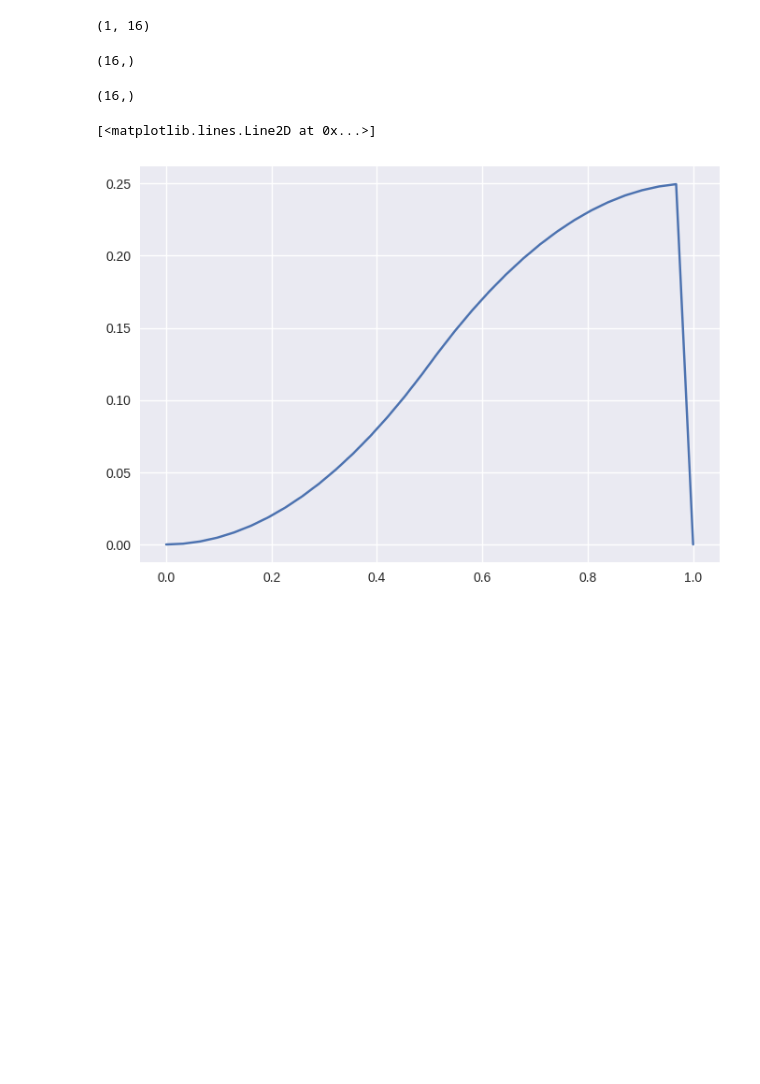
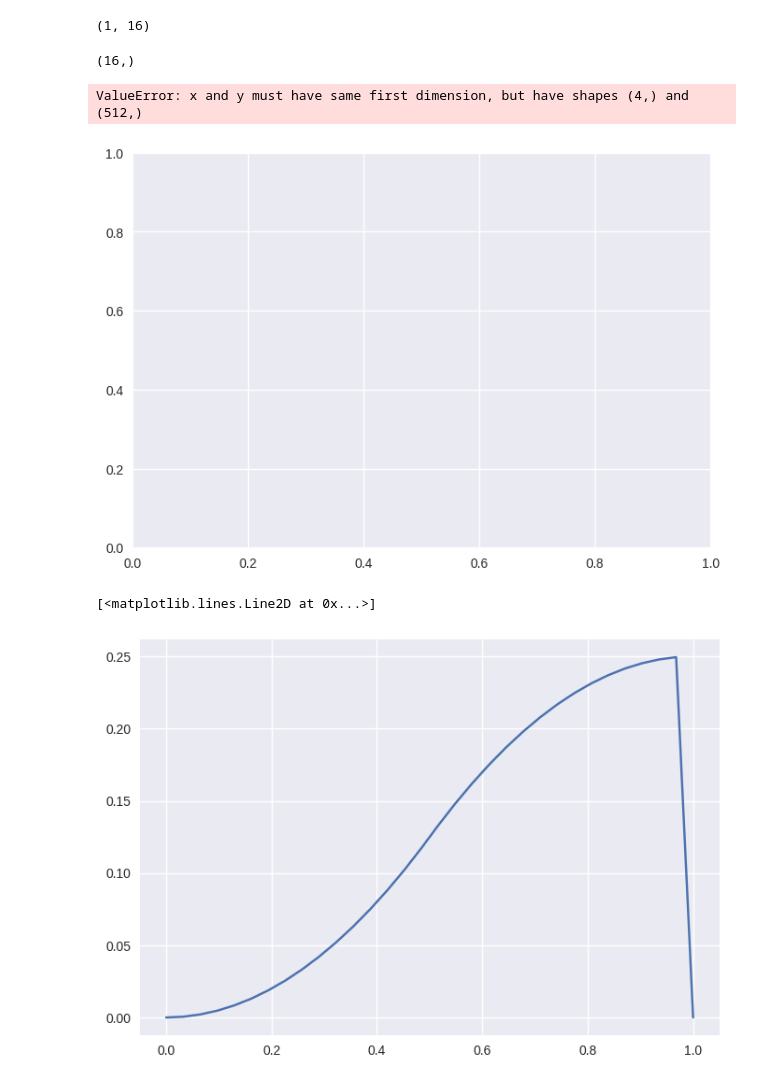
Before and after one commit to alizma/APMA1940Y-FinalProject, a Jupyter notebook: func_explo.ipynb, the cells around one changed output. Drawn from its saved outputs; the diff is of its cells as text; code cells hidden in the pictures; blank space fills up the shorter version.

```diff
--- a/func_explo.ipynb
+++ b/func_explo.ipynb
@@ -54,7 +56,7 @@ def wavelet_solve(J, n):
         #print(f.shape)
 
         for k in range(N):
-            W[:, k] = n * pi2(x, k+1, J) * (beta1 + P1) + 2 * (alpha1 + beta1 + x + P2) * pi1(x, k+1, J)  + haar(x, k+1, J)
+            W[:, k] = n * pi2(x, k+1, J) * (beta1 + P1) + n * (alpha1 + beta1 + x + P2) * pi1(x, k+1, J)  + haar(x, k+1, J)
 
         #print(W.shape, (W@a).shape, f.shape)
         a_new = np.linalg.pinv(W) @ (W@a - f)
@@ -121,7 +203,7 @@ n = 4
 stest, stestx = wavelet_solve(4, n)
 #exacteval  = exactairynl(m, -n, stestx)
 exacteval = exactnl(n, stestx)
-spysoln = integratornl1param(n, stestx)
+_, spysoln = integratornl1param(n, stestx, "Radau")
 plt.plot(stestx, stest, 'r', label='Wavelets')
 plt.plot(stestx, exacteval, 'k--', label="Exact")
 plt.plot(stestx, spysoln, 'b-', label='RK45')
@@ -150,2 +228,8 @@ plt.legend()
 <matplotlib.legend.Legend at 0x...>
 [figure]
+# %%
+yexact = exactnl(n, stestx)
+
+l2_wavelet = L2_error(stest, yexact)
+
+l2_wavelet
@@ -673,14 +759,17 @@ x.shape
 # %% [output]
 (16,)
 # %%
-J = 3
+J = 1
 N = 2**(J + 1)
 j = np.arange(0, N)
 x = (j - 0.5) / N
 
-haar(x, 3, J).shape
+haar(x, 1, J).shape
+
+plt.plot(x, y)
 # %% [output]
-(16,)
+ValueError: x and y must have same first dimension, but have shapes (4,) and (512,)
+[figure, added]
 # %%
 x = np.linspace(0, 1, 32)
 J = 3
```
Also changed, not shown: parts of 6 cells of this notebook, 6 other files.
